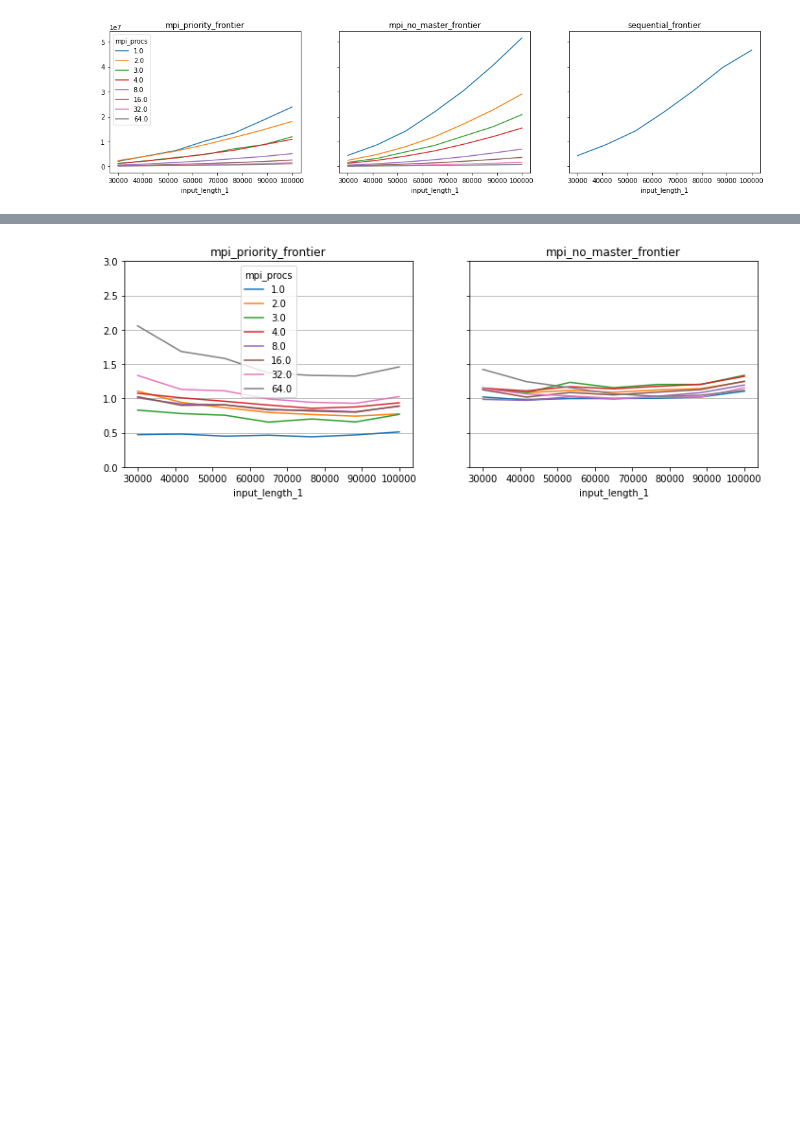
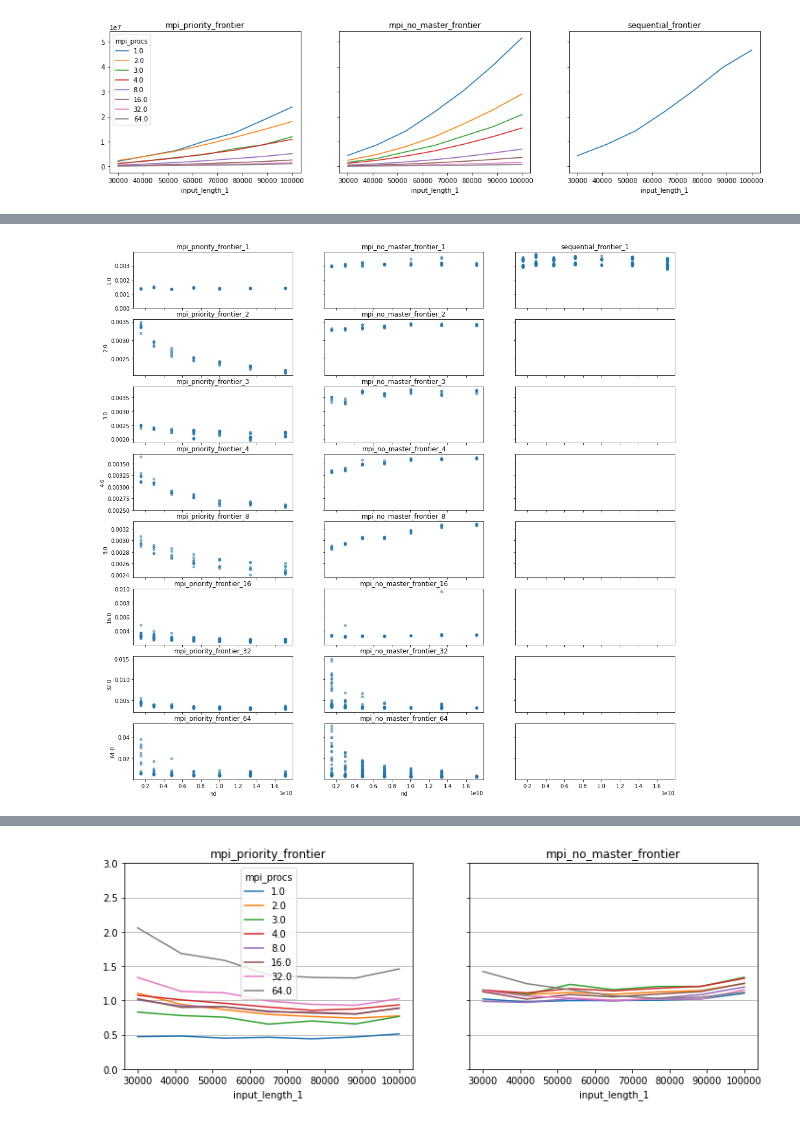
Before and after one commit to tehwalris/mpi-myers-diff, a Jupyter notebook: notebooks/benchmark-analysis-euler-presentation/independent_small.ipynb, the cells around one changed output, grey strips where cells are left out. Saved outputs shown, nothing was run; the diff lists cells and outputs as text; code cells hidden in the pictures; blank space fills up the shorter version.

```diff
--- a/notebooks/benchmark-analysis-euler-presentation/independent_small.ipynb
+++ b/notebooks/benchmark-analysis-euler-presentation/independent_small.ipynb
@@ -43,0 +74,22 @@ for diff_program_i, diff_program in enumerate(['mpi_priority_frontier', 'mpi_no_
+# %%
+fig, ax = plt.subplots(8, 3, figsize=(18, 18), sharex=True, sharey='row')
+for diff_program_i, diff_program in enumerate(['mpi_priority_frontier', 'mpi_no_master_frontier', 'sequential_frontier']):
+    temp = benchmark_results.copy()
+    temp['mpi_procs'] = temp['mpi_procs'].fillna(1)
+    temp['nd'] = temp['input_length_1'] * temp['min_edit_length']
+    temp['micros_until_len'] = temp['micros_until_len'] * temp['mpi_procs'] / temp['nd']
+    temp = temp.set_index(['generation_config_i', 'mpi_procs', 'diff_program', 'repetition_i'])
+    temp = temp[(temp.index.get_level_values('diff_program') == diff_program) & (temp['input_strategy'] == 'independent')]
+    temp = temp.set_index('nd', append=True)
+    temp = temp.unstack('mpi_procs')['micros_until_len']
+    temp = temp.droplevel('generation_config_i')
+    temp = temp.sort_index()
+    temp = temp.droplevel('diff_program')
+    temp['nd'] = temp.index.get_level_values('nd').values
+    for column_i, column in enumerate(temp.columns):
+        if column != 'nd':
+            temp.plot.scatter(x='nd', y=column, ax=ax[column_i][diff_program_i], legend=False, title=f'{diff_program}_{int(column)}', alpha=0.5);
+            if diff_program_i == 2:
+                ax[column_i][diff_program_i].set_ylim(bottom=0)
+# %% [output]
+[figure, added]
```
Also changed, not shown: parts of 6 cells of this notebook, 1 other file.
